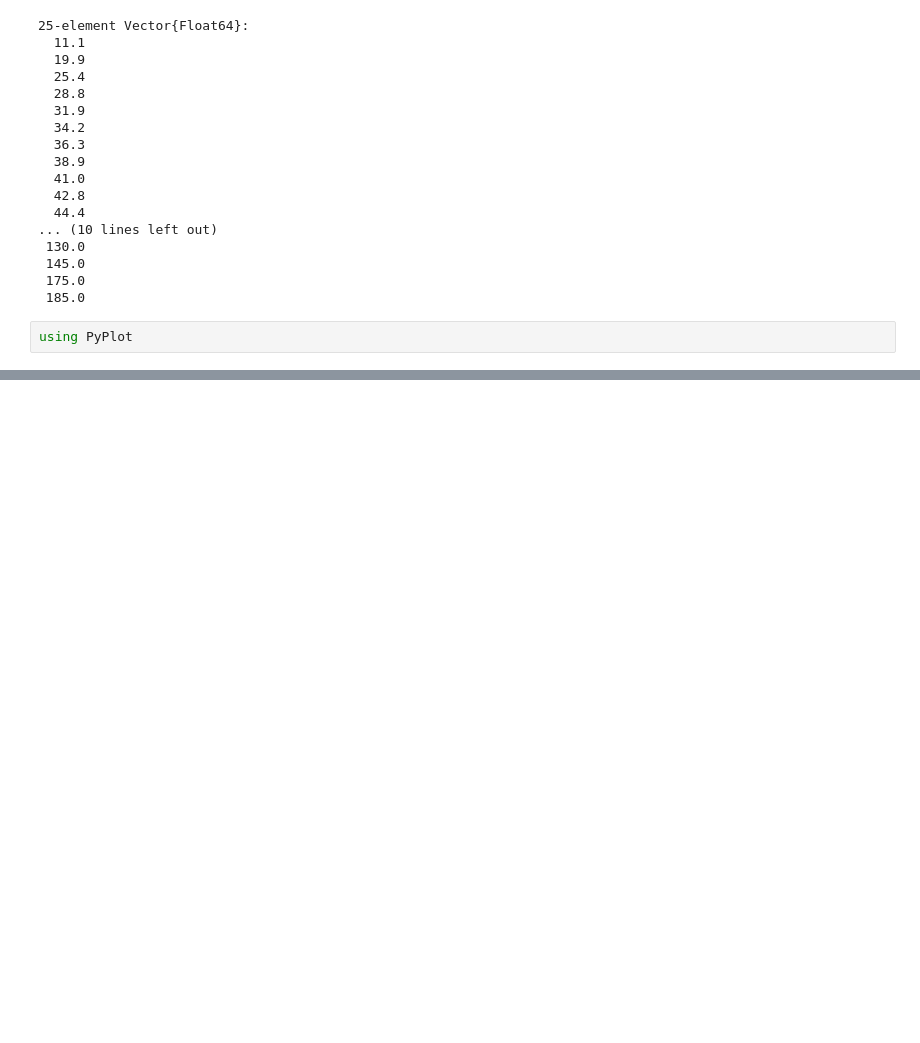
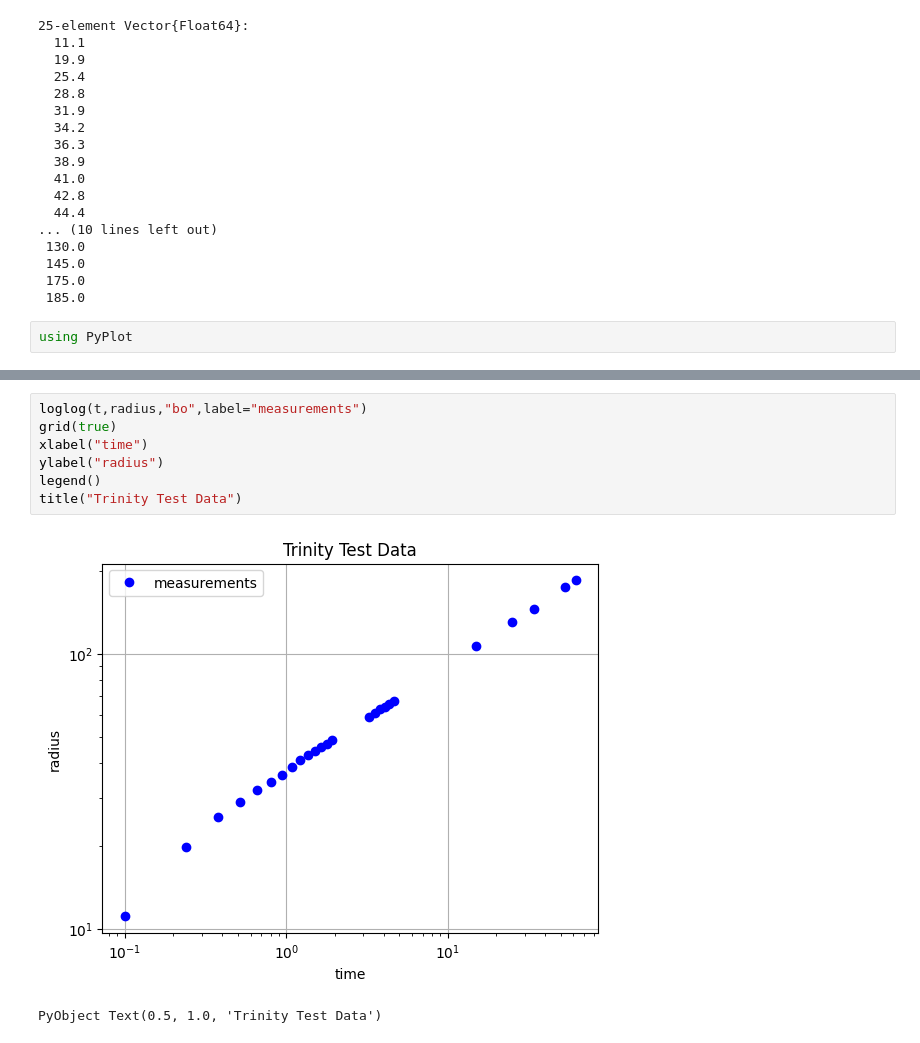
Before and after one commit to PHYS-2200-Computational-Physics-Course/phys2200-lectures-fak16104, a Jupyter notebook: lecture_04/work.ipynb, the cells around one changed output, grey strips where cells are left out. Cells and saved outputs as stored; diff of their text form; blank space fills up the shorter version.

```diff
--- a/lecture_04/work.ipynb
+++ b/lecture_04/work.ipynb
@@ -66,0 +82,10 @@ The function `iterate` exists, but no method is defined for this combination of
+# %%
+loglog(t,radius,"bo",label="measurements")
+grid(true)
+xlabel("time")
+ylabel("radius")
+legend()
+title("Trinity Test Data")
+# %% [output]
+[figure, added]
+PyObject Text(0.5, 1.0, 'Trinity Test Data')
```
Also changed, not shown: parts of 3 cells of this notebook.
